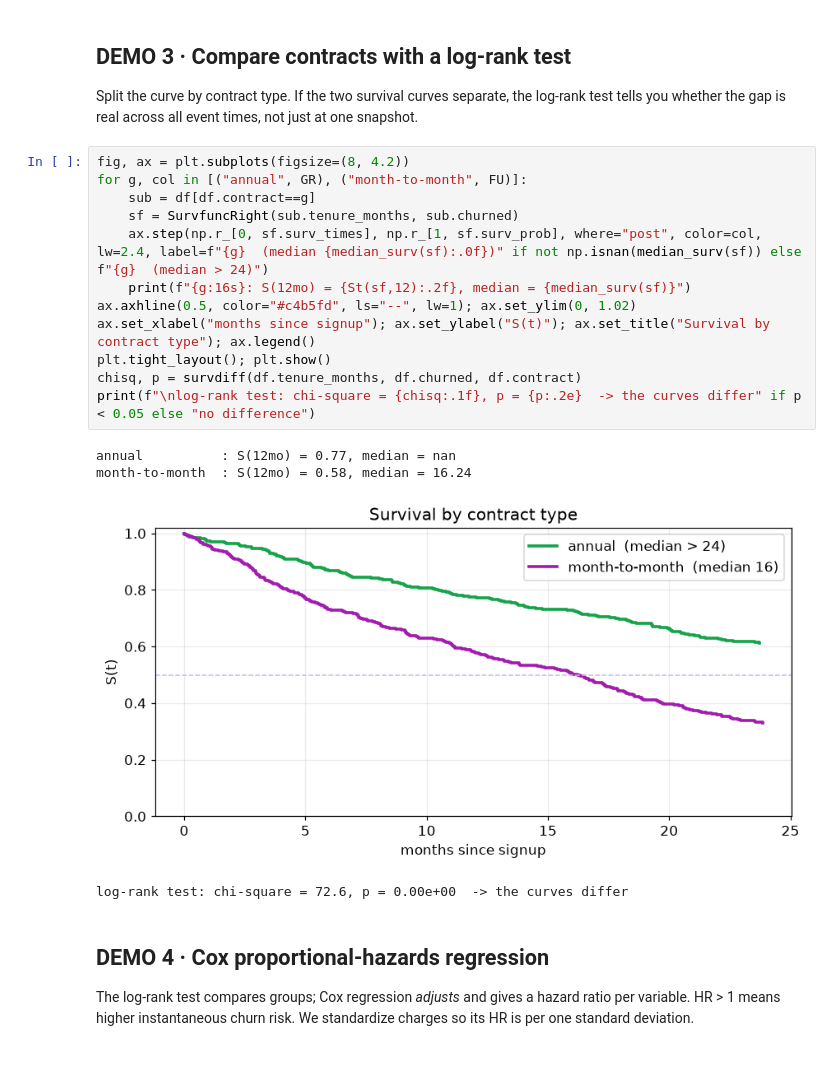
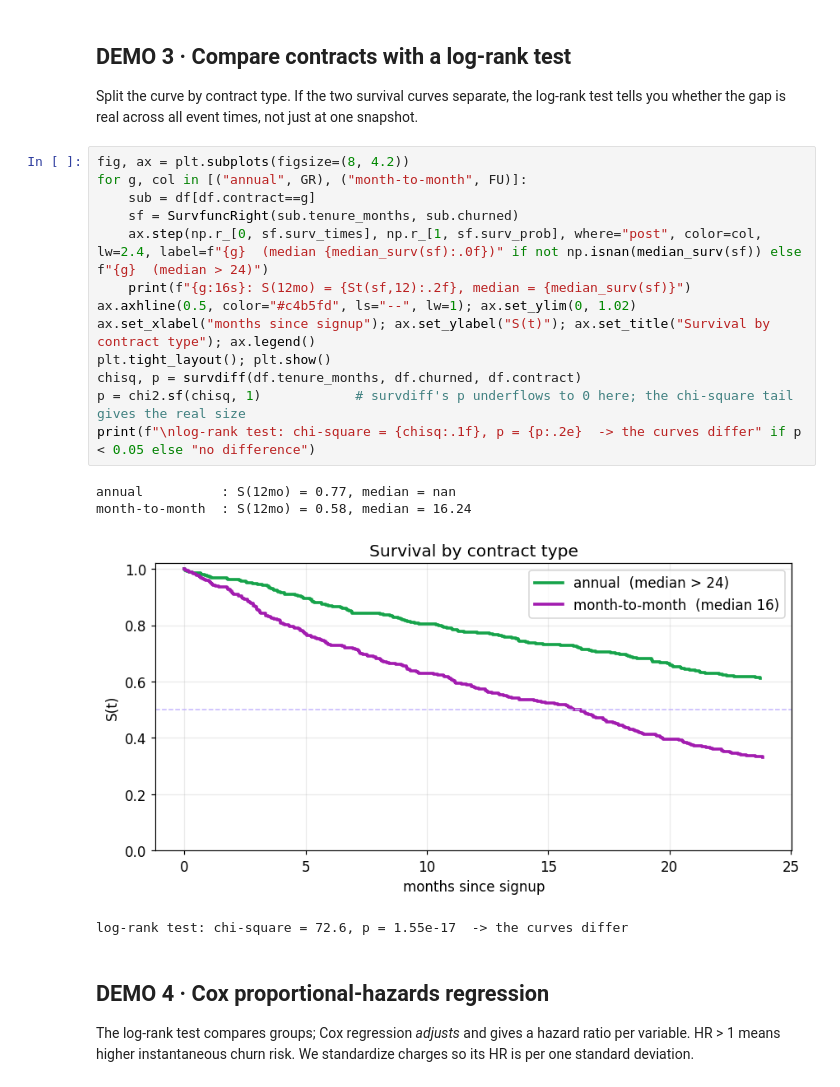
Before and after one commit to johnfisher-ai/Statistics-Data-Science-AI-Visual-Book, a Jupyter notebook: chapters/notebooks/survival-analysis.ipynb, the cells around one changed output. Cells and saved outputs as stored; diff of their text form.

```diff
--- a/chapters/notebooks/survival-analysis.ipynb
+++ b/chapters/notebooks/survival-analysis.ipynb
@@ -76,20 +77,21 @@ Split the curve by contract type. If the two survival curves separate, the log-r
 # %%
 fig, ax = plt.subplots(figsize=(8, 4.2))
 for g, col in [("annual", GR), ("month-to-month", FU)]:
     sub = df[df.contract==g]
     sf = SurvfuncRight(sub.tenure_months, sub.churned)
     ax.step(np.r_[0, sf.surv_times], np.r_[1, sf.surv_prob], where="post", color=col, lw=2.4, label=f"{g}  (median {median_surv(sf):.0f})" if not np.isnan(median_surv(sf)) else f"{g}  (median > 24)")
     print(f"{g:16s}: S(12mo) = {St(sf,12):.2f}, median = {median_surv(sf)}")
 ax.axhline(0.5, color="#c4b5fd", ls="--", lw=1); ax.set_ylim(0, 1.02)
 ax.set_xlabel("months since signup"); ax.set_ylabel("S(t)"); ax.set_title("Survival by contract type"); ax.legend()
 plt.tight_layout(); plt.show()
 chisq, p = survdiff(df.tenure_months, df.churned, df.contract)
+p = chi2.sf(chisq, 1)            # survdiff's p underflows to 0 here; the chi-square tail gives the real size
 print(f"\nlog-rank test: chi-square = {chisq:.1f}, p = {p:.2e}  -> the curves differ" if p < 0.05 else "no difference")
 # %% [output]
 annual          : S(12mo) = 0.77, median = nan
 month-to-month  : S(12mo) = 0.58, median = 16.24
-[figure, old version]
+[figure, new version]
-log-rank test: chi-square = 72.6, p = 0.00e+00  -> the curves differ
+log-rank test: chi-square = 72.6, p = 1.55e-17  -> the curves differ
 # %% [markdown]
 ## DEMO 4 &middot; Cox proportional-hazards regression
 The log-rank test compares groups; Cox regression *adjusts* and gives a hazard ratio per variable. HR > 1 means higher instantaneous churn risk. We standardize charges so its HR is per one standard deviation.
```
Also changed, not shown: parts of 3 cells of this notebook, 4 other files.
